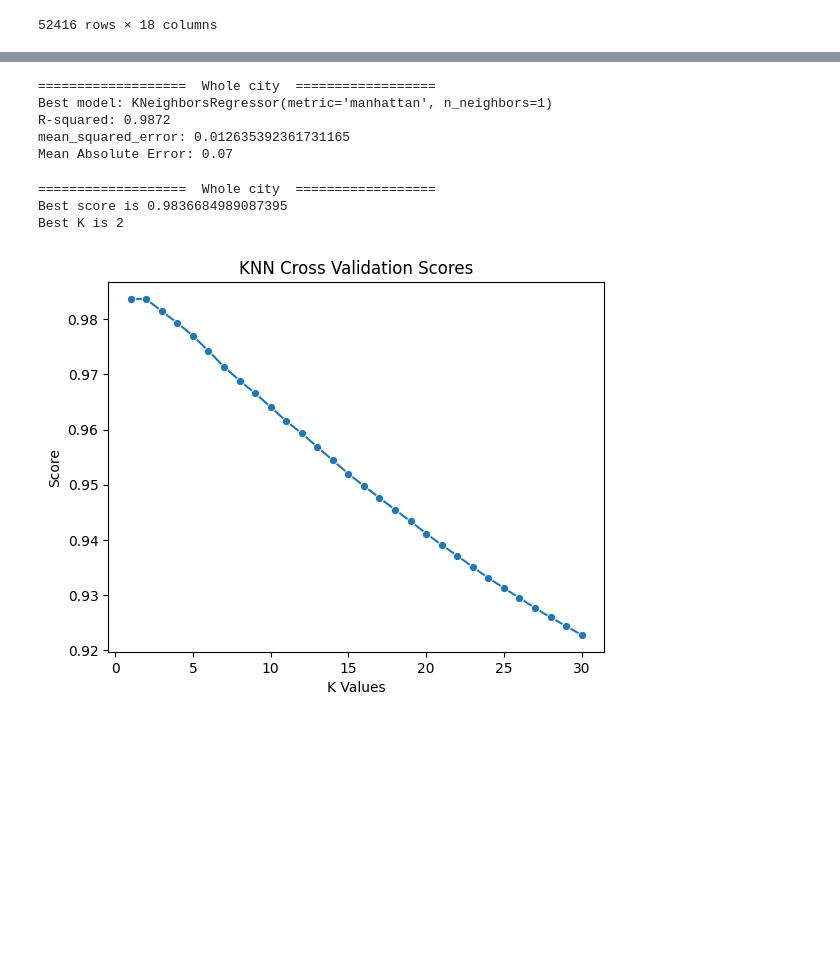
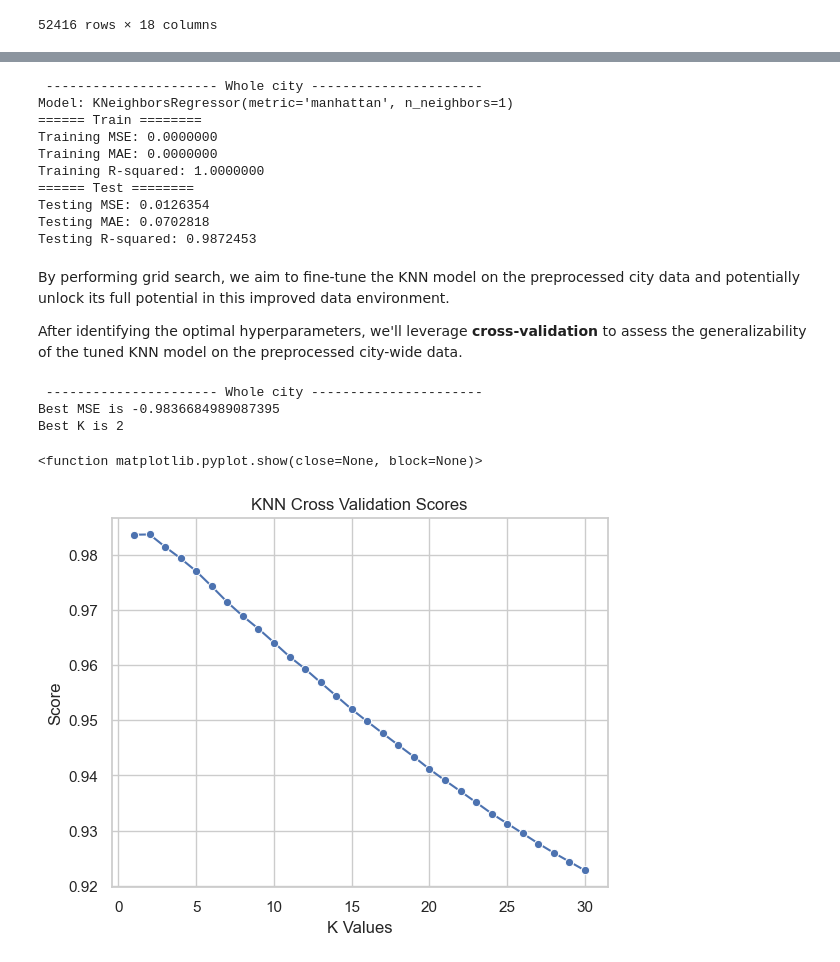
Before and after one commit to salahmak/ML-project, a Jupyter notebook: knn.ipynb, the cells around one changed output, grey strips where cells are left out. Drawn from its saved outputs; the diff is of its cells as text; code cells hidden in the pictures; blank space fills up the shorter version.

```diff
--- a/knn.ipynb
+++ b/knn.ipynb
@@ -125,0 +331,2 @@ Testing R-squared: 0.6027717
+# %%
+target = "city_consumption"
@@ -376,6 +622,6 @@ targets = ["z1", "z2", "z3"]
 # %%
 for zone, target in zip(zones, targets):
-    print(f"===================  {target}  ==================")
+    print(f" ---------------------- {target} ---------------------- ")
     X = zone.drop(target, axis=1)
     y = zone[target]
 
@@ -392,10 +638,8 @@ for zone, target in zip(zones, targets):
     y_test = target_scaler.transform(y_test.values.reshape(-1, 1)).flatten()
 
     #fit the knn model
-    knn = KNeighborsRegressor(n_neighbors=3)
+    knn = KNeighborsRegressor()
     knn.fit(X_train, y_train)
-    print(f"{knn}")
 
-
-    evaluate_model(knn, X_train, y_train, X_test, y_test)
+    evaluate_model(knn, X_train, y_train, X_test, y_test, target)
 # %% [output]
@@ -421,6 +669,6 @@ Testing R-squared: 0.9907448
 # %%
 for zone, target in zip(zones, targets):
-    print(f"===================  {target}  ==================")
+    print(f" ---------------------- {target} ---------------------- ")
     X = zone.drop(target, axis=1)
     y = zone[target]
 
@@ -438,7 +686,7 @@ for zone, target in zip(zones, targets):
 
     # Create a kNN regressor with GridSearchCV for hyperparameter tuning
     knn_reg = KNeighborsRegressor()
-    grid_search = GridSearchCV(knn_reg, param_grid, scoring='r2')  # Minimize MSE
+    grid_search = GridSearchCV(knn_reg, param_grid, scoring='neg_mean_squared_error')  # Minimize MSE
 
     grid_search.fit(X_train, y_train)
 
@@ -446,7 +694,5 @@ for zone, target in zip(zones, targets):
     best_model = grid_search.best_estimator_
     print(f"Best model: {best_model}")
 
-
-
-    evaluate_model(best_model, X_train, y_train, X_test, y_test)
+    evaluate_model(best_model, X_train, y_train, X_test, y_test, target)
 # %% [output]
@@ -497,7 +745,7 @@ for zone, target in zip(zones, targets):
 
     for k in k_values:
         knn = KNeighborsRegressor(n_neighbors=k)
-        score = np.mean(cross_val_score(knn, X_train, y_train, cv=5, scoring='r2'))
+        score = np.mean(cross_val_score(knn, X_train, y_train, cv=5, scoring='neg_mean_squared_error') )
         scores.append(score)
         if score > best_score:
             best_score = score
@@ -505,7 +753,7 @@ for zone, target in zip(zones, targets):
 
     sns.lineplot(x=k_values, y=scores, marker='o')
 
-    print(f"Best score is {best_score}")
+    print(f"Best MSE is {-best_score}")
     print(f"Best K is {best_k}")
 
     plt.xlabel(f"K Values")
@@ -580,5 +840,5 @@ Mean Absolute Error: 0.09
 # %%
-print(f"===================  Whole city  ==================")
+print(f" ---------------------- Whole city ---------------------- ")
 X = df.drop(target, axis=1)
 y = df[target]
 
@@ -602,29 +862,25 @@ grid_search.fit(X_train, y_train)
 
 # Get the best model from GridSearchCV
 best_model = grid_search.best_estimator_
-print(f"Best model: {best_model}")
 
-
-# Make predictions on the testing data using the best model
-y_pred = best_model.predict(X_test)
-
-#evaluate the model
-r2 = r2_score(y_test, y_pred)
-print(f"R-squared: {r2:.4f}")
-
-MSE = mean_squared_error(y_test, y_pred)
-print("mean_squared_error:", MSE)
-
-mae = mean_absolute_error(y_test, y_pred)
-print(f"Mean Absolute Error: {mae:.2f}")
+evaluate_model(best_model, X_train, y_train, X_test, y_test)
 # %% [output]
-===================  Whole city  ==================
-Best model: KNeighborsRegressor(metric='manhattan', n_neighbors=1)
-R-squared: 0.9872
-mean_squared_error: 0.012635392361731165
-Mean Absolute Error: 0.07
+ ---------------------- Whole city ----------------------
+Model: KNeighborsRegressor(metric='manhattan', n_neighbors=1)
+====== Train ========
+Training MSE: 0.0000000
+Training MAE: 0.0000000
+Training R-squared: 1.0000000
+====== Test ========
+Testing MSE: 0.0126354
+Testing MAE: 0.0702818
+Testing R-squared: 0.9872453
+# %% [markdown]
+By performing grid search, we aim to fine-tune the KNN model on the preprocessed city data and potentially unlock its full potential in this improved data environment.
+
+After identifying the optimal hyperparameters, we'll leverage **cross-validation** to assess the generalizability of the tuned KNN model on the preprocessed city-wide data.
 # %%
-print(f"===================  Whole city  ==================")
+print(f" ---------------------- Whole city ---------------------- ")
 X = df.drop(target, axis=1)
 y = df[target]
 
@@ -636,35 +892,36 @@ best_k = None
 # Split the data into training and test sets
 X_train, X_test, y_train, y_test = train_test_split(X, y, test_size=0.2, random_state=42)
 
 # Scale the features using StandardScaler
 scaler = StandardScaler()
 X_train = scaler.fit_transform(X_train)
 X_test = scaler.transform(X_test)
 
 target_scaler = StandardScaler()
 y_train = target_scaler.fit_transform(y_train.values.reshape(-1, 1)).flatten()
 y_test = target_scaler.transform(y_test.values.reshape(-1, 1)).flatten()
 
 
 for k in k_values:
     knn = KNeighborsRegressor(n_neighbors=k)
     score = np.mean(cross_val_score(knn, X_train, y_train, cv=5, scoring='r2'))
     scores.append(score)
     if score > best_score:
         best_score = score
         best_k = k
 
 sns.lineplot(x=k_values, y=scores, marker='o')
 
-print(f"Best score is {best_score}")
+print(f"Best MSE is {-best_score}")
 print(f"Best K is {best_k}")
 
 plt.xlabel(f"K Values")
 plt.ylabel("Score")
 plt.title("KNN Cross Validation Scores")
-plt.show()
+plt.show
 # %% [output]
-===================  Whole city  ==================
-Best score is 0.9836684989087395
+ ---------------------- Whole city ----------------------
+Best MSE is -0.9836684989087395
 Best K is 2
+<function matplotlib.pyplot.show(close=None, block=None)>
-[figure, old version]
+[figure, new version]
```
Also changed, not shown: parts of 61 cells of this notebook, 1 other file.
